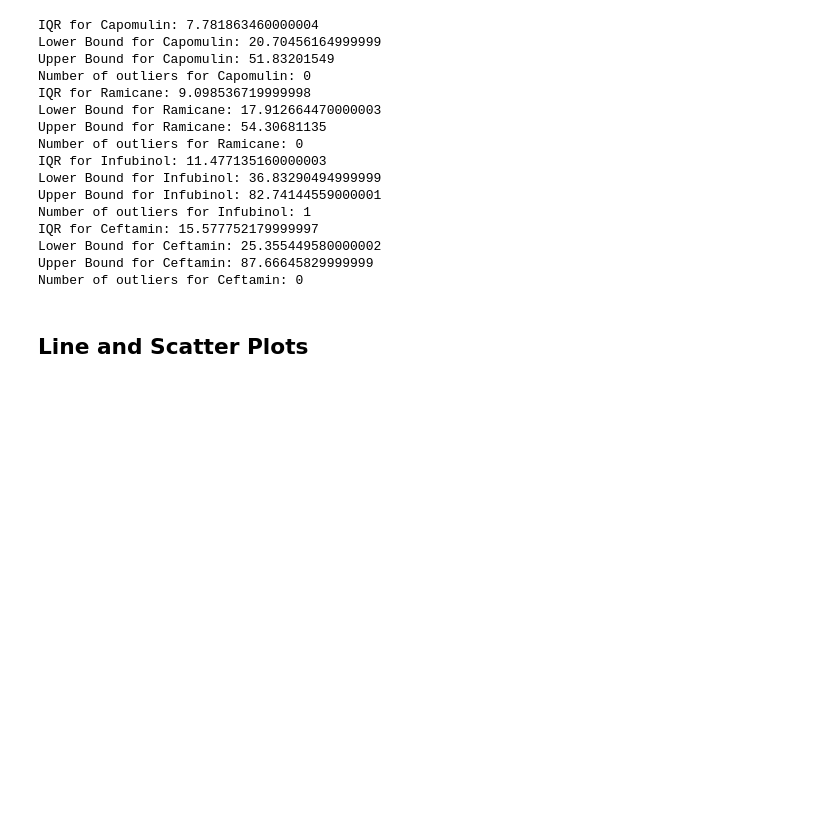
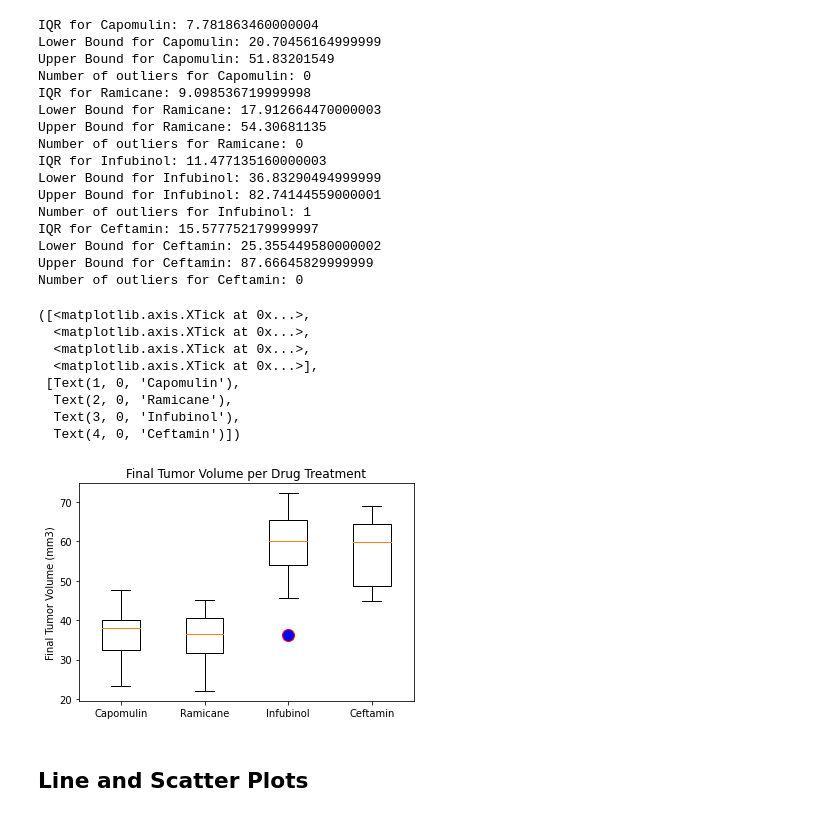
Before and after one commit to tatianafrattale/matplotlib-challenge, a Jupyter notebook: pymaceuticals_starter.ipynb, the cells around one changed output. Drawn from its saved outputs; the diff is of its cells as text; code cells hidden in the pictures; blank space fills up the shorter version.

Commit message:
completed box plot with outlier marker

```diff
--- a/pymaceuticals_starter.ipynb
+++ b/pymaceuticals_starter.ipynb
@@ -266,6 +266,22 @@ Upper Bound for Ceftamin: 87.66645829999999
 Number of outliers for Ceftamin: 0
 # %%
 # Generate a box plot of the final tumor volume of each mouse across four regimens of interest
+flierprops = dict(marker='o', markerfacecolor='blue', markersize=12,
+                  markeredgecolor='red')
+plt.boxplot(tumor_vol_count, flierprops=flierprops)
+plt.title('Final Tumor Volume per Drug Treatment')
+plt.ylabel('Final Tumor Volume (mm3)')
+plt.xticks([1, 2, 3, 4], ['Capomulin', 'Ramicane', 'Infubinol', 'Ceftamin'])
+# %% [output]
+([<matplotlib.axis.XTick at 0x...>,
+  <matplotlib.axis.XTick at 0x...>,
+  <matplotlib.axis.XTick at 0x...>,
+  <matplotlib.axis.XTick at 0x...>],
+ [Text(1, 0, 'Capomulin'),
+  Text(2, 0, 'Ramicane'),
+  Text(3, 0, 'Infubinol'),
+  Text(4, 0, 'Ceftamin')])
+[figure, added]
 # %% [markdown]
 ## Line and Scatter Plots
 # %%
```
